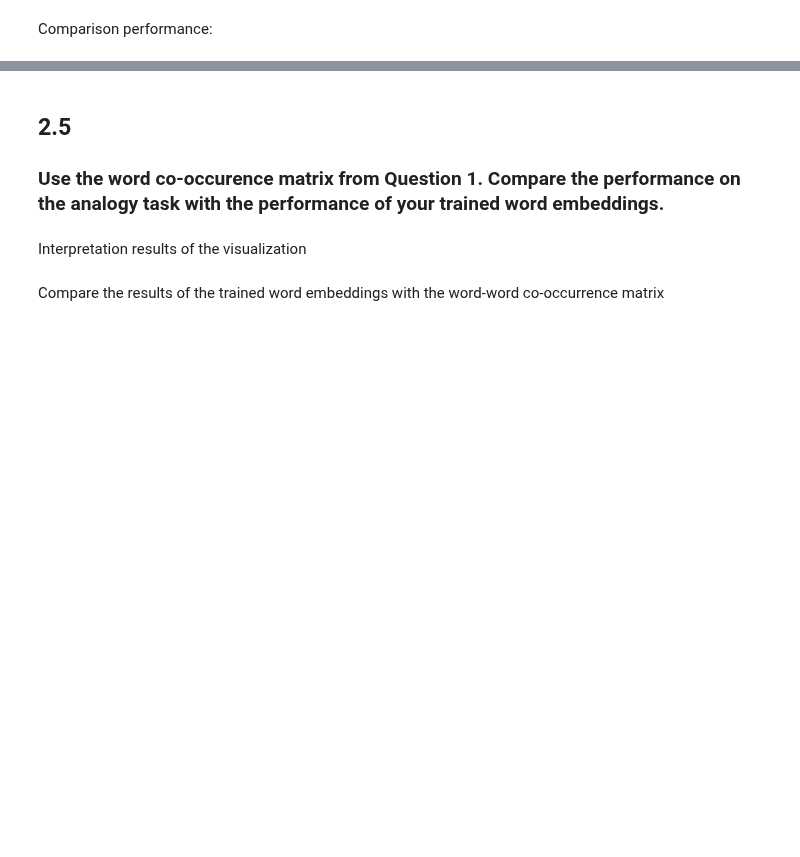
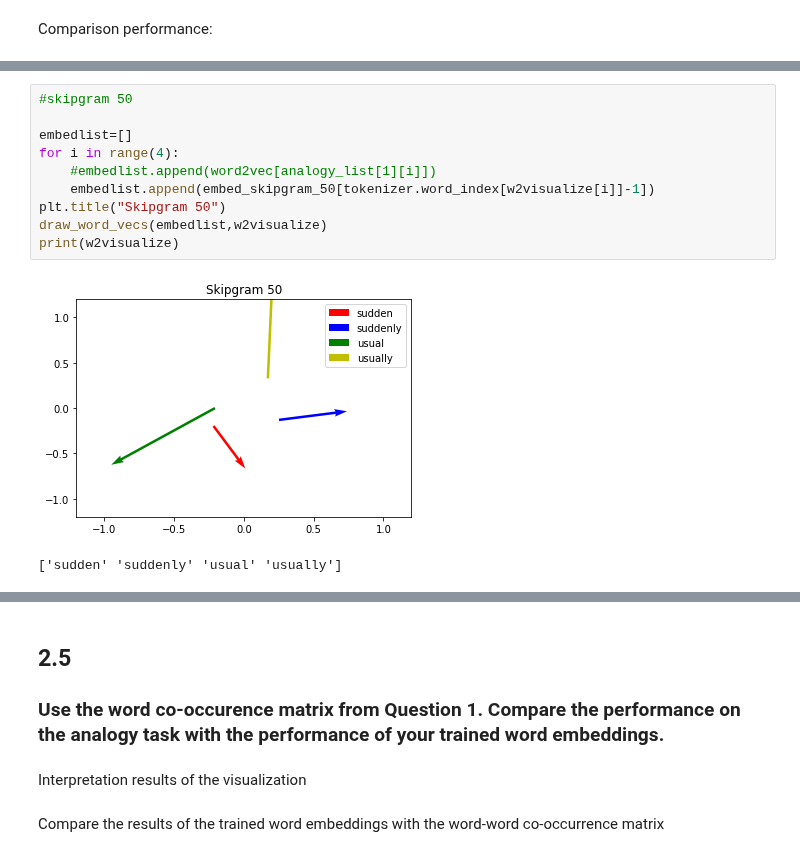
Before and after one commit to irfannurafif/recsys, a Jupyter notebook: Assignment 1.ipynb, the cells around one changed output, grey strips where cells are left out. Saved outputs shown, nothing was run; the diff lists cells and outputs as text; blank space fills up the shorter version.

```diff
--- a/Assignment 1.ipynb
+++ b/Assignment 1.ipynb
@@ -768,0 +901,13 @@ print()
+# %%
+#skipgram 50
+
+embedlist=[]
+for i in range(4):
+    #embedlist.append(word2vec[analogy_list[1][i]])
+    embedlist.append(embed_skipgram_50[tokenizer.word_index[w2visualize[i]]-1])
+plt.title("Skipgram 50")
+draw_word_vecs(embedlist,w2visualize)
+print(w2visualize)
+# %% [output]
+[figure, added]
+['sudden' 'suddenly' 'usual' 'usually']
```
Also changed, not shown: parts of 32 cells of this notebook.
